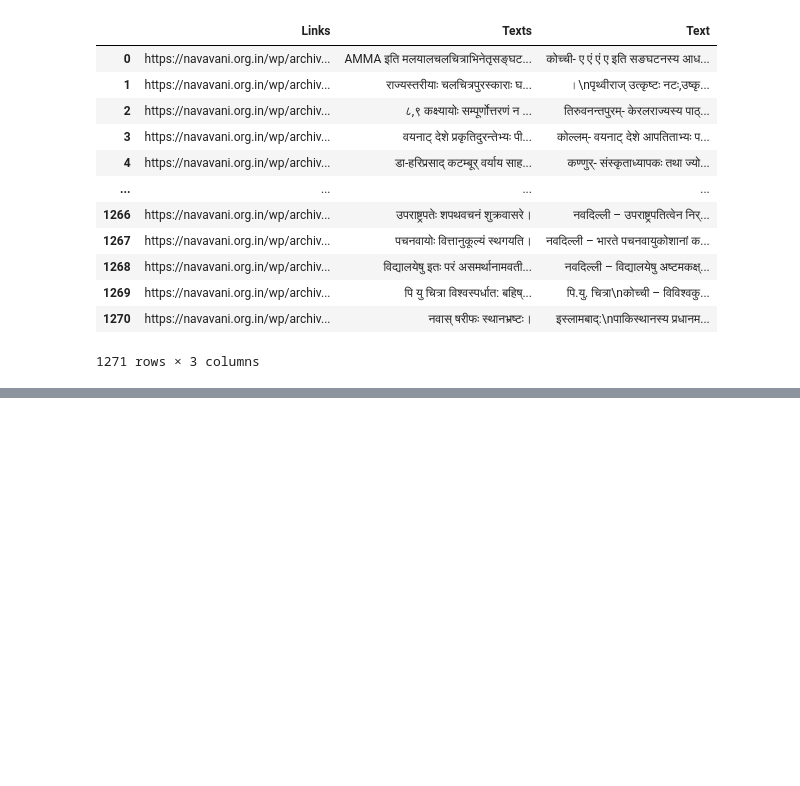
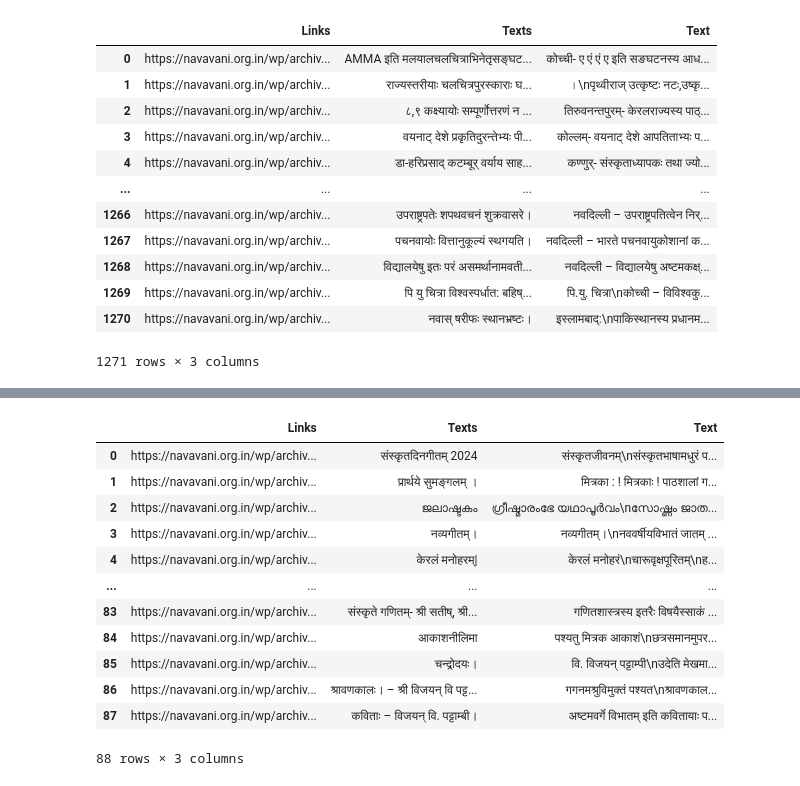
Before and after one commit to guntas-13/CS613-NLP-Telugu-Team1, a Jupyter notebook: Navavani-Guntas.ipynb, the cells around one changed output, grey strips where cells are left out. Cells and saved outputs as stored; diff of their text form; code cells hidden in the pictures; blank space fills up the shorter version.

Commit message:
Navavani Online Magazine also scrapped BUT need to remove Tamil and English Links

```diff
--- a/Navavani-Guntas.ipynb
+++ b/Navavani-Guntas.ipynb
@@ -172,0 +175,19 @@ df
+# %%
+url = "https://navavani.org.in/wp/sanskrit-live/online-magazine"
+driver.get(url)
+
+df = pd.DataFrame(columns=["Links", "Texts"])
+
+while(True):
+    try:
+        text_div = driver.find_elements(By.CLASS_NAME, "lcp_catlist")
+        anchor_tags = text_div[0].find_elements(By.TAG_NAME, "a")
+        anchor_links = [tag.get_attribute("href") for tag in anchor_tags]
+        anchor_texts = [tag.text for tag in anchor_tags]
+        df = pd.concat([df, pd.DataFrame(list(zip(anchor_links, anchor_texts)), columns=["Links", "Texts"])], ignore_index=True)
+        next_button = driver.find_elements(By.CLASS_NAME, "lcp_nextlink")
+        next_button[0].click()
+        sleep(5) # to allow for driver to load the page
+    except:
+        print("All Pages Parsed.")
+        break
@@ -172,0 +212,30 @@ df
+# %%
+df["Text"] = ""
+for i in range(len(df)):
+    driver.get(df["Links"][i])
+    text_div = driver.find_elements(By.CLASS_NAME, "entry")
+    paragraphs = text_div[0].find_elements(By.TAG_NAME, "p")
+    str = ""
+    for j in paragraphs:
+        str += j.text + "\n"
+
+    str = str.strip()
+    df.loc[i, "Text"] = str
+    # sleep(0.1)
+# %%
+df.to_csv("navavani_magazines_links_texts.csv", index=False)
+df
+# %% [output]
+|  | Links | Texts | Text |
+| 0 | https://navavani.org.in/wp/archiv... | संस्कृतदिनगीतम् 2024 | संस्कृतजीवनम्\nसंस्कृतभाषामधुरं प... |
+| 1 | https://navavani.org.in/wp/archiv... | प्रार्थये सुमङ्गलम् । | मित्रका : ! मित्रकाः ! पाठशालां ग... |
+| 2 | https://navavani.org.in/wp/archiv... | ജലാഷ്ടകം | ഗ്രീഷ്മാരംഭേ യഥാപൂർവം\nസോഷ്ണം ജാത... |
+| 3 | https://navavani.org.in/wp/archiv... | नव्यगीतम्। | नव्यगीतम्।\nनववर्षीयविभातं जातम् ... |
+| 4 | https://navavani.org.in/wp/archiv... | केरलं मनोहरम्| | केरलं मनोहरं\nचारूवृक्षपूरितम्\nह... |
+| ... | ... | ... | ... |
+| 83 | https://navavani.org.in/wp/archiv... | संस्कृते गणितम्- श्री सतीष्, श्री... | गणितशास्त्रस्य इतरैः विषयैस्साकं ... |
+| 84 | https://navavani.org.in/wp/archiv... | आकाशनीलिमा | पश्यतु मित्रक आकाशं\nछत्रसमानमुपर... |
+| 85 | https://navavani.org.in/wp/archiv... | चन्द्रोदयः। | वि. विजयन् पट्टाम्पी\nउदेति मेखमा... |
+| 86 | https://navavani.org.in/wp/archiv... | श्रावणकालः। – श्री विजयन् वि पट्ट... | गगनमश्रुविमुक्तं पश्यत\nश्रावणकाल... |
+| 87 | https://navavani.org.in/wp/archiv... | कविताः – विजयन् वि. पट्टाम्बी। | अष्टमवर्गे विभातम् इति कवितायाः प... |
+88 rows × 3 columns
```
Also changed, not shown: parts of 3 cells of this notebook, 2 other files.
